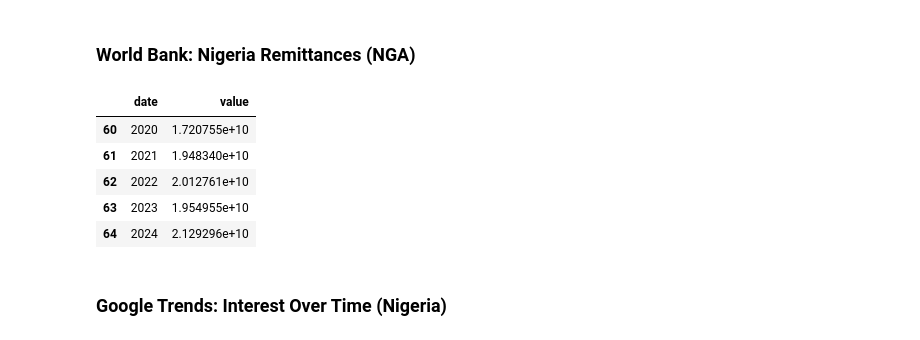
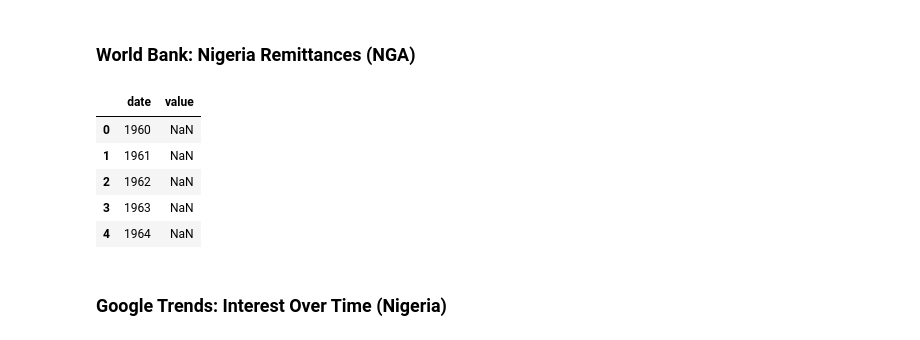
Before and after one commit to FijabiAdekunle/Investigating-Liquidity-in-Africa, a Jupyter notebook: liquidity_nigeria_stablecoins.ipynb, the cells around one changed output. Saved outputs shown, nothing was run; the diff lists cells and outputs as text; code cells hidden in the pictures.

```diff
--- a/liquidity_nigeria_stablecoins.ipynb
+++ b/liquidity_nigeria_stablecoins.ipynb
@@ -56,36 +69,36 @@ Base dir: C:\Users\DELL\15. LAVA Project\LAVA-Project--Investigating-Liquidity-i
 # %%
 def fetch_worldbank_indicator(country: str, indicator: str) -> pd.DataFrame:
     """Fetches a World Bank indicator time series for a given country.
     country: ISO3 country code (e.g., 'NGA')
     indicator: e.g., 'BX.TRF.PWKR.CD.DT'
     Returns a tidy DataFrame with columns: ['date', 'value'] sorted by date asc.
     """
     url = f"https://api.worldbank.org/v2/country/{country}/indicator/{indicator}?format=json&per_page=20000"
     r = requests.get(url, timeout=30)
     r.raise_for_status()
     data = r.json()
     if not isinstance(data, list) or len(data) < 2:
         raise ValueError("Unexpected World Bank response format")
     rows = data[1]
     recs = []
     for row in rows:
         val = row.get('value', None)
         date = row.get('date', None)
         if date is not None:
             recs.append({'date': int(date), 'value': float(val) if val is not None else None})
     df = pd.DataFrame(recs).sort_values('date').reset_index(drop=True)
     return df
 
 wb_remit = fetch_worldbank_indicator(country="NGA", indicator="BX.TRF.PWKR.CD.DT")
 wb_remit.to_csv(os.path.join(DATA_RAW, "worldbank_remittances_nga.csv"), index=False)
-wb_remit.tail()
+wb_remit.head()
 # %% [output]
 |  | date | value |
-| 60 | 2020 | 1.720755e+10 |
-| 61 | 2021 | 1.948340e+10 |
-| 62 | 2022 | 2.012761e+10 |
-| 63 | 2023 | 1.954955e+10 |
-| 64 | 2024 | 2.129296e+10 |
+| 0 | 1960 | NaN |
+| 1 | 1961 | NaN |
+| 2 | 1962 | NaN |
+| 3 | 1963 | NaN |
+| 4 | 1964 | NaN |
 # %% [markdown]
 ### Google Trends: Interest Over Time (Nigeria)
 # %%
```
Also changed, not shown: parts of 13 cells of this notebook, 7 other files.
